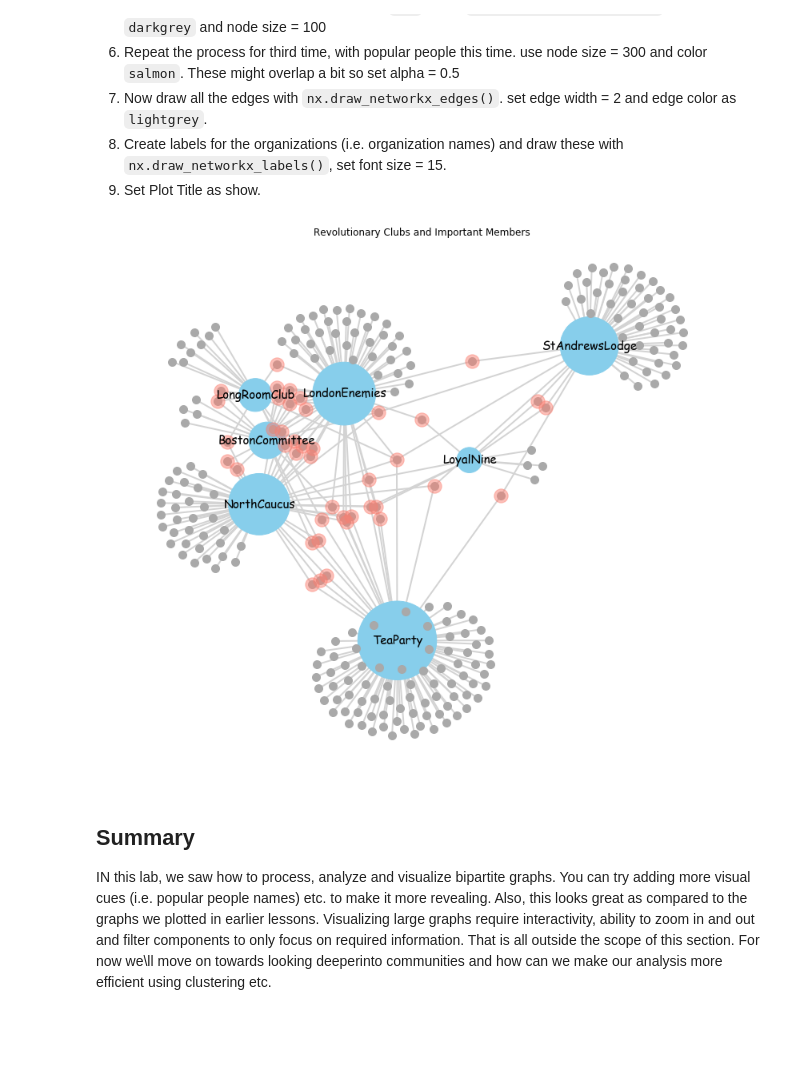
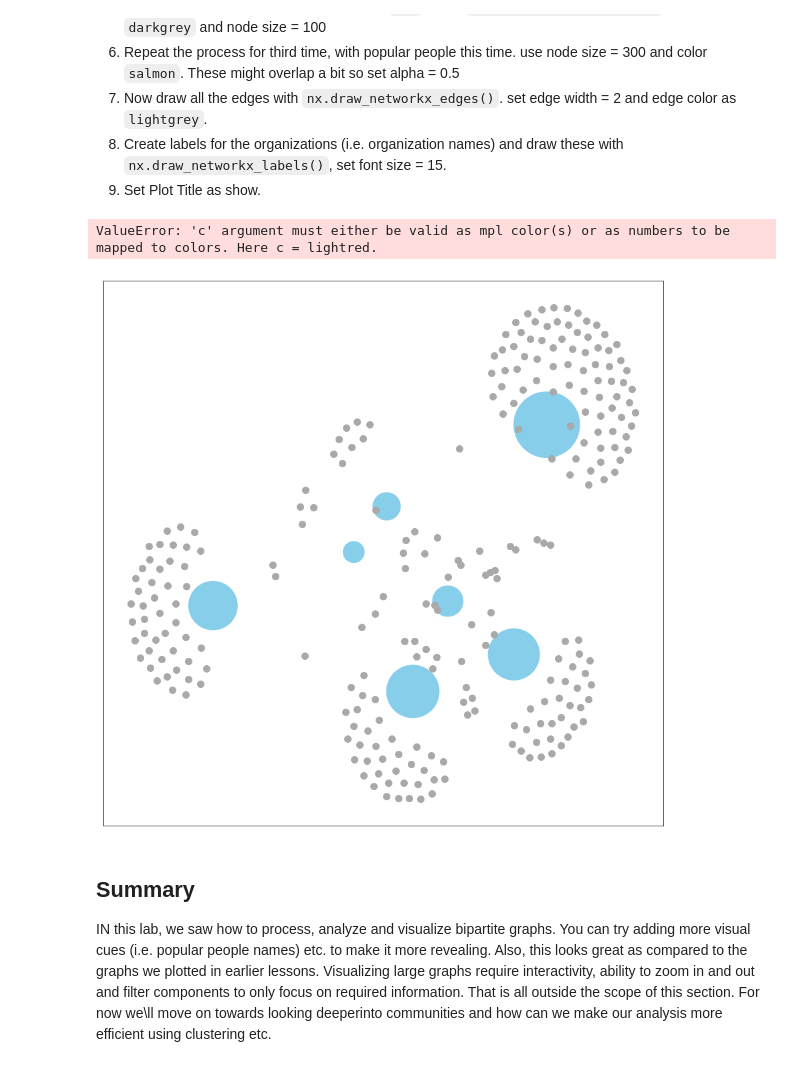
Before and after one commit to MissAle17/dsc-3-28-11-graph-dynamics-bipartite-graphs-lab-online-ds-sp-000, a Jupyter notebook: index.ipynb, the cells around one changed output. Cells and saved outputs as stored; diff of their text form; code cells hidden in the pictures; blank space fills up the shorter version.

```diff
--- a/index.ipynb
+++ b/index.ipynb
@@ -91,4 +91,7 @@ Great, this makes much more sense. Now we can move further and import this as a
 
     # Code here
 plt.figure(figsize=(15,8))
+AR = nx.from_pandas_edgelist(edge_df, source='name', target='organization')
+nx.draw(AR, with_labels=False)
+plt.show()
 # %% [output]
@@ -103,5 +106,7 @@ We would need some list comprehensions and other coding skills to get a meaningf
 # %%
 # Make a list of the organizations,
 
+orgs = set(edge_df['organization'])
+orgs
     # Code here
 # %% [output]
@@ -116,7 +121,8 @@ We would need some list comprehensions and other coding skills to get a meaningf
 - Similarly make a list of all unique individuals in the dataframe
 # %%
 # Make a list of the people
-
+peeps = set(edge_df['name'])
+peeps
 
     # Code here
 # %% [output]
@@ -125,7 +147,7 @@ We would need some list comprehensions and other coding skills to get a meaningf
 - Make a list of all the popular people, i.e. with degree > 1
 # %%
 # Popular ppl with degree > 1
-
-
+popular = [peep for peep in peeps if AR.degree(peep) > 1]
     # Code here
+popular
 # %% [output]
@@ -161,32 +200,56 @@ Perform following tasks first:
 1. Set Plot Title as show.
 # %%
 # 1. Fig size
-
+plt.figure(figsize=(15,15))
 
 # 2. Create a layout for our nodes
-
+layout = nx.spring_layout(AR)
 
 # 3. Create org node size as degree*100
+org_node_size = [AR.degree(org)*100 for org in orgs]
 
 
 # 4. Draw the organizational nodes
-
+nx.draw_networkx_nodes(AR,
+                       layout,
+                       nodelist=orgs,
+                       node_size=org_node_size,
+                       node_color='skyblue')
 
 # 5. Draw all the people
-
+nx.draw_networkx_nodes(AR,
+                       layout,
+                       nodelist=peeps,
+                       node_size=100,
+                       node_color='darkgrey')
 
 # 6. Draw popular individuals
+nx.draw_networkx_nodes(AR,
+                       layout,
+                       nodelist=popular,
+                       node_size=100,
+                       node_color='lightred',
+                       alpha=0.5)
 
 
 # 7. Draw all the edges for the graph
-
+nx.draw_networkx_edges(AR,
+                       layout,
+                       width= 2,
+                       edge_color='darkgrey')
 
 # 8. Draw organization name labels to the graph
 
+node_labels = dict(zip(orgs, orgs))
+nx.draw_networkx_labels(AR, layout, labels=node_labels, font_size=15, font_family='fantasy')
 
 # 9. Set a title and show the graph
+plt.title("Revolutionary Clubs and Important Members")
+plt.axis('off')
+plt.show()
 # %% [output]
+ValueError: 'c' argument must either be valid as mpl color(s) or as numbers to be mapped to colors. Here c = lightred.
-[figure, old version]
+[figure, new version]
 # %% [markdown]
 ## Summary
 
```
Also changed, not shown: parts of 6 cells of this notebook.
